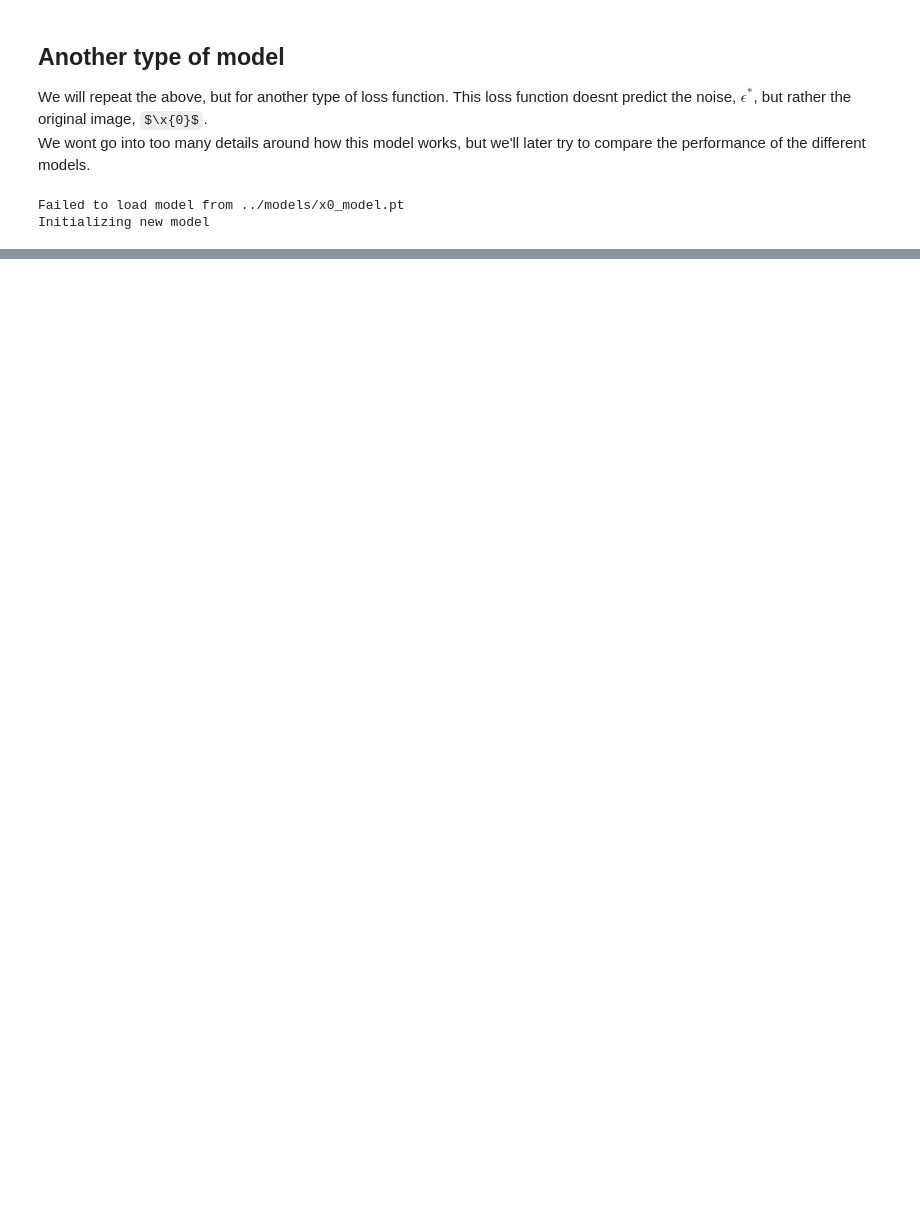
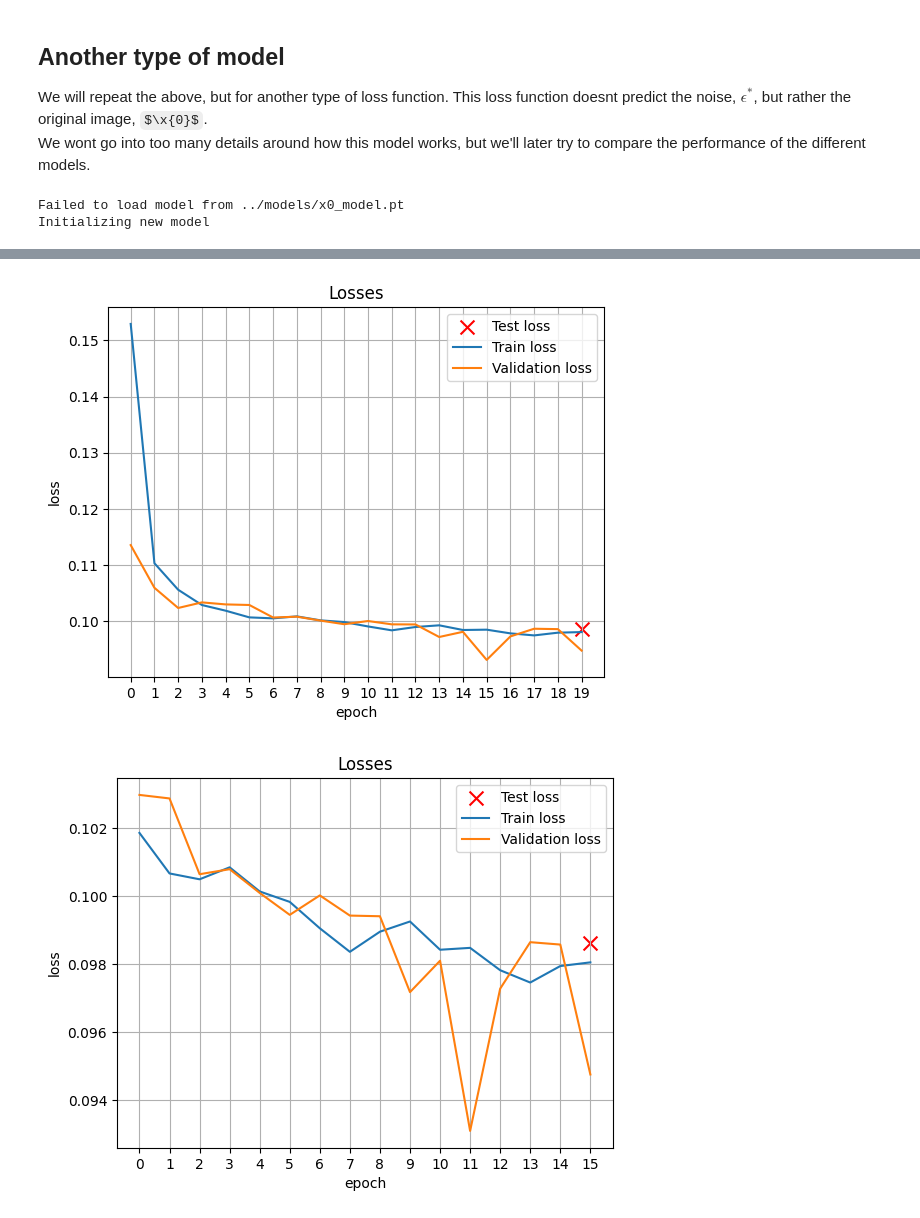
Before and after one commit to Andemand111/Specialkursus_diffusionmodel, a Jupyter notebook: main.IPYNB, the cells around one changed output, grey strips where cells are left out. Saved outputs shown, nothing was run; the diff lists cells and outputs as text; code cells hidden in the pictures; some formulas as TeX source; blank space fills up the shorter version.

```diff
--- a/main.IPYNB
+++ b/main.IPYNB
@@ -326,6 +350,6 @@ x0_model.load_model()
 Failed to load model from ../models/x0_model.pt
 Initializing new model
 # %%
-x0_model_losses, x0_model_parameters = training_loop(x0_model, 20, train_set, val_set, test_set)
-np.save("../data/mu_model_losses.npy", x0_model_losses)
-np.save("../data/mu_model_parameters.npy", x0_model_parameters)
+x0_model_losses, x0_model_parameters = training_loop(x0_model, 20, train_set, val_set, batch_size=64, save_params=True)
+torch.save(x0_model_parameters, "../data/x0_model_parameters.pt")
+torch.save(x0_model_losses, "../data/x0_model_losses.pt")
@@ -331,0 +406,9 @@ np.save("../data/mu_model_parameters.npy", x0_model_parameters)
+# %%
+from utils import test_model
+x0_model_test_loss = test_model(x0_model, test_set, batch_size=64)
+# %%
+show_losses(x0_model_losses, x0_model_test_loss)
+show_losses(x0_model_losses[4:], x0_model_test_loss)
+# %% [output]
+[figure, added]
+[figure, added]
```
Also changed, not shown: parts of 17 cells of this notebook, 20 other files.
